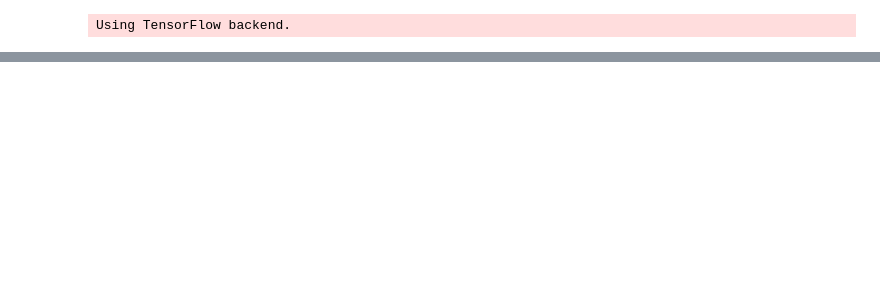
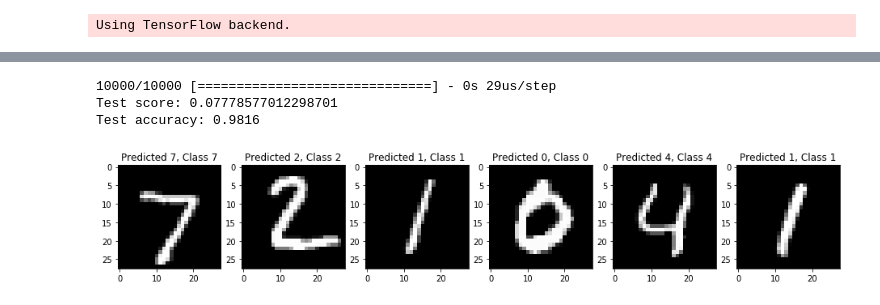
Before and after one commit to diggerdata/MNIST_TSN, a Jupyter notebook: ANN.ipynb, the cells around one changed output, grey strips where cells are left out. Cells and saved outputs as stored; diff of their text form; code cells hidden in the pictures; blank space fills up the shorter version.

```diff
--- a/ANN.ipynb
+++ b/ANN.ipynb
@@ -154,0 +111,22 @@ plt.legend(['Training', 'Validation'], loc='lower right')
+# %%
+score = model.evaluate(X_test, Y_test, verbose=1)
+print('Test score:', score[0])
+print('Test accuracy:', score[1])
+# %% [output]
+10000/10000 [==============================] - 0s 29us/step
+Test score: 0.07778577012298701
+Test accuracy: 0.9816
+# %%
+predicted_classes = model.predict_classes(X_test)
+
+correct_indices = np.nonzero(predicted_classes == y_test)[0]
+incorrect_indices = np.nonzero(predicted_classes != y_test)[0]
+# %%
+num_figures = 6
+plt.figure(figsize=(16,8))
+for i, correct in enumerate(correct_indices[:num_figures]):
+    plt.subplot(1,num_figures,i+1)
+    plt.imshow(X_test[correct].reshape(28,28), cmap='gray', interpolation='none')
+    plt.title("Predicted {}, Class {}".format(predicted_classes[correct], y_test[correct]))
+# %% [output]
+[figure, added]
```
Also changed, not shown: parts of 23 cells of this notebook, 1 other file.
